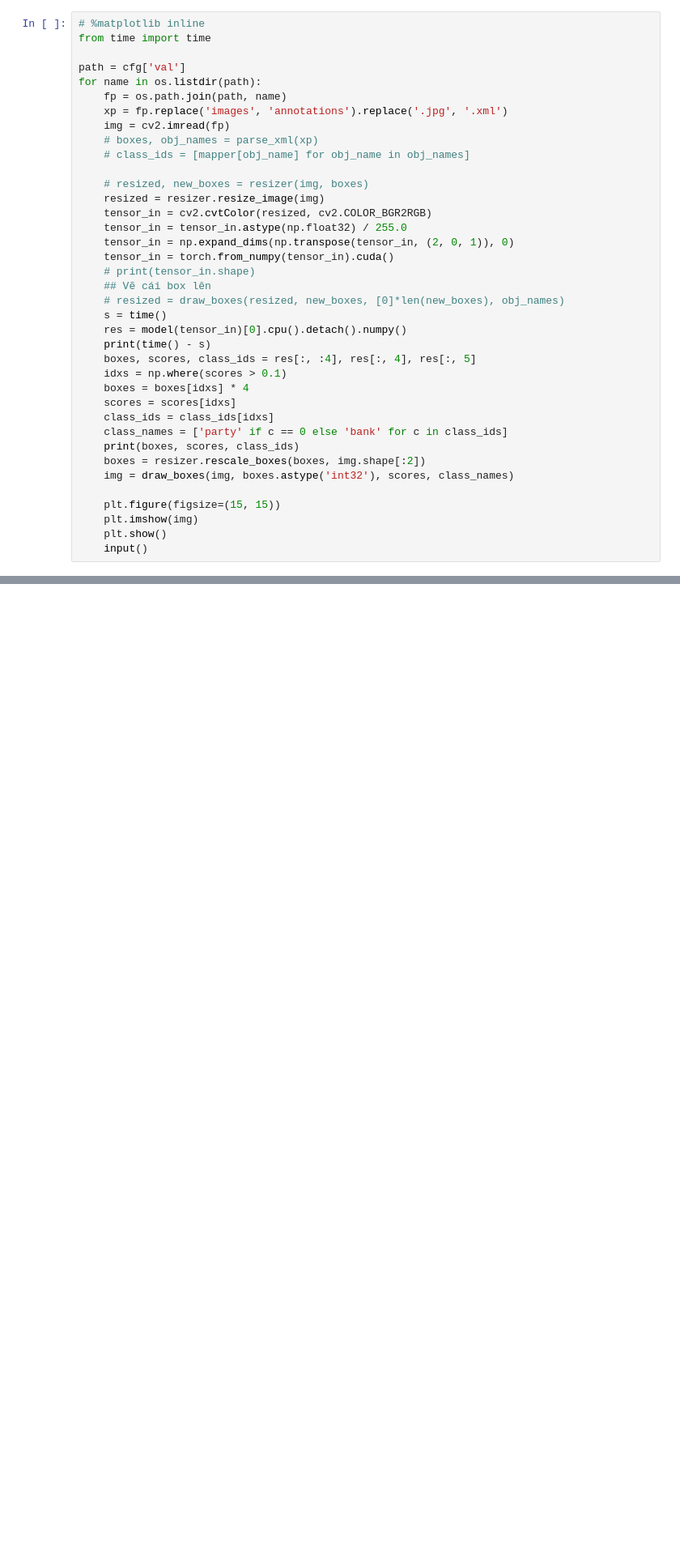
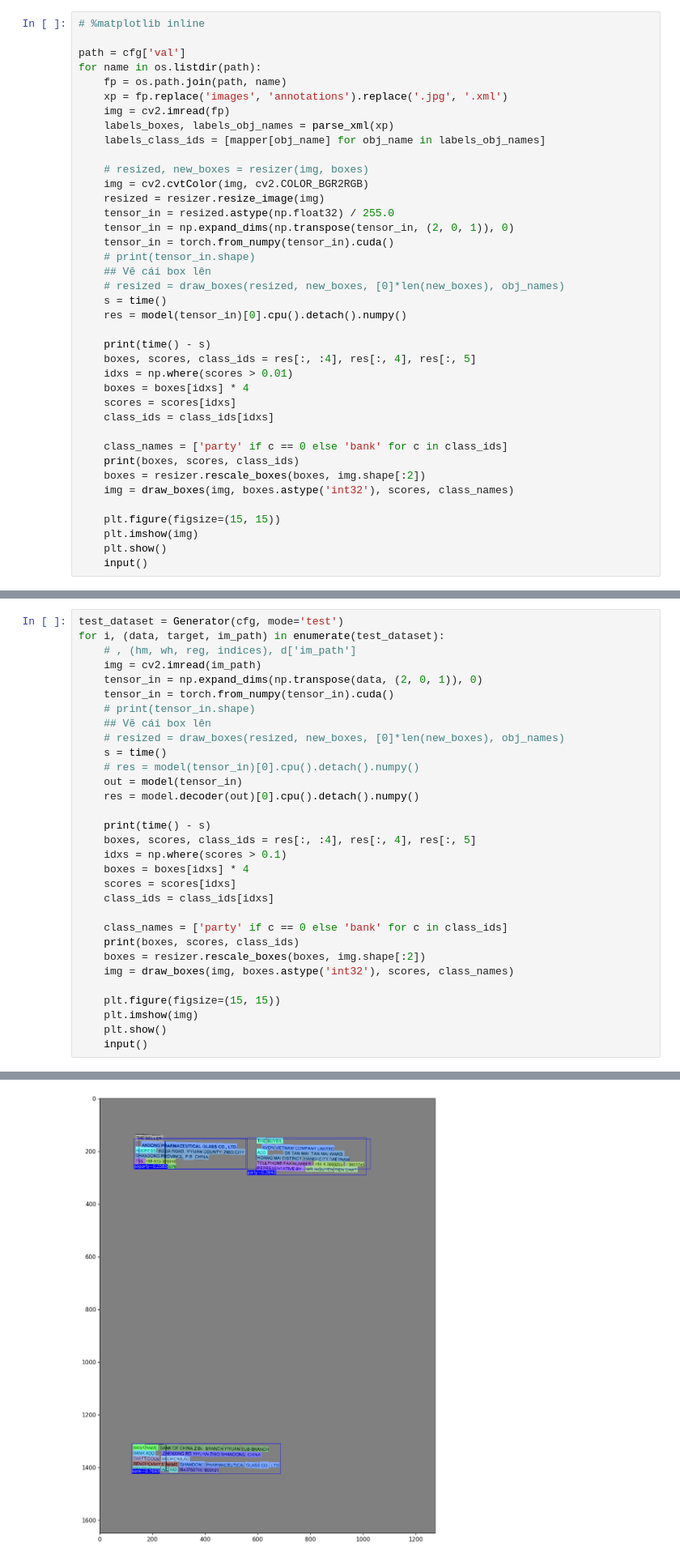
Before and after one commit to NguyenHongSon1103/Centernet_pytorch, a Jupyter notebook: check.ipynb, the cells around one changed output, grey strips where cells are left out. Shown at 81% size. Drawn from its saved outputs; the diff is of its cells as text; blank space fills up the shorter version.

```diff
--- a/check.ipynb
+++ b/check.ipynb
@@ -114,20 +124,19 @@ Model(
 )
 # %%
 # %matplotlib inline
-from time import time
 
 path = cfg['val']
 for name in os.listdir(path):
     fp = os.path.join(path, name)
     xp = fp.replace('images', 'annotations').replace('.jpg', '.xml')
     img = cv2.imread(fp)
-    # boxes, obj_names = parse_xml(xp)
-    # class_ids = [mapper[obj_name] for obj_name in obj_names]
+    labels_boxes, labels_obj_names = parse_xml(xp)
+    labels_class_ids = [mapper[obj_name] for obj_name in labels_obj_names]
 
     # resized, new_boxes = resizer(img, boxes)
+    img = cv2.cvtColor(img, cv2.COLOR_BGR2RGB)
     resized = resizer.resize_image(img)
-    tensor_in = cv2.cvtColor(resized, cv2.COLOR_BGR2RGB)
-    tensor_in = tensor_in.astype(np.float32) / 255.0
+    tensor_in = resized.astype(np.float32) / 255.0
     tensor_in = np.expand_dims(np.transpose(tensor_in, (2, 0, 1)), 0)
     tensor_in = torch.from_numpy(tensor_in).cuda()
     # print(tensor_in.shape)
@@ -135,12 +144,14 @@ for name in os.listdir(path):
     # resized = draw_boxes(resized, new_boxes, [0]*len(new_boxes), obj_names)
     s = time()
     res = model(tensor_in)[0].cpu().detach().numpy()
+
     print(time() - s)
     boxes, scores, class_ids = res[:, :4], res[:, 4], res[:, 5]
-    idxs = np.where(scores > 0.1)
+    idxs = np.where(scores > 0.01)
     boxes = boxes[idxs] * 4
     scores = scores[idxs]
     class_ids = class_ids[idxs]
+
     class_names = ['party' if c == 0 else 'bank' for c in class_ids]
     print(boxes, scores, class_ids)
     boxes = resizer.rescale_boxes(boxes, img.shape[:2])
@@ -189,0 +183,32 @@ for name in os.listdir(path):
+# %%
+test_dataset = Generator(cfg, mode='test')
+for i, (data, target, im_path) in enumerate(test_dataset):
+    # , (hm, wh, reg, indices), d['im_path']
+    img = cv2.imread(im_path)
+    tensor_in = np.expand_dims(np.transpose(data, (2, 0, 1)), 0)
+    tensor_in = torch.from_numpy(tensor_in).cuda()
+    # print(tensor_in.shape)
+    ## Vẽ cái box lên
+    # resized = draw_boxes(resized, new_boxes, [0]*len(new_boxes), obj_names)
+    s = time()
+    # res = model(tensor_in)[0].cpu().detach().numpy()
+    out = model(tensor_in)
+    res = model.decoder(out)[0].cpu().detach().numpy()
+
+    print(time() - s)
+    boxes, scores, class_ids = res[:, :4], res[:, 4], res[:, 5]
+    idxs = np.where(scores > 0.1)
+    boxes = boxes[idxs] * 4
+    scores = scores[idxs]
+    class_ids = class_ids[idxs]
+
+    class_names = ['party' if c == 0 else 'bank' for c in class_ids]
+    print(boxes, scores, class_ids)
+    boxes = resizer.rescale_boxes(boxes, img.shape[:2])
+    img = draw_boxes(img, boxes.astype('int32'), scores, class_names)
+
+    plt.figure(figsize=(15, 15))
+    plt.imshow(img)
+    plt.show()
+    input()
+# %% [output]
@@ -189,0 +222 @@ for name in os.listdir(path):
+[figure, added]
```
Also changed, not shown: parts of 5 cells of this notebook, 9 other files.
